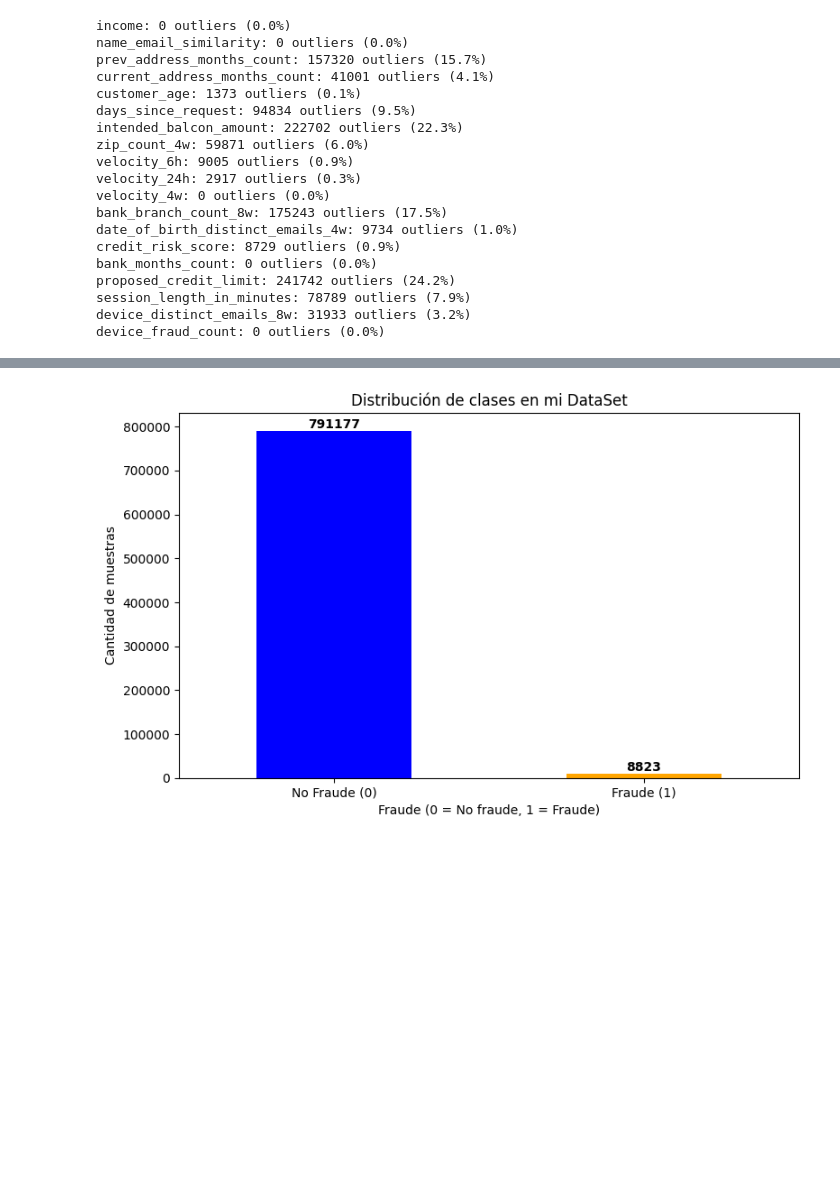
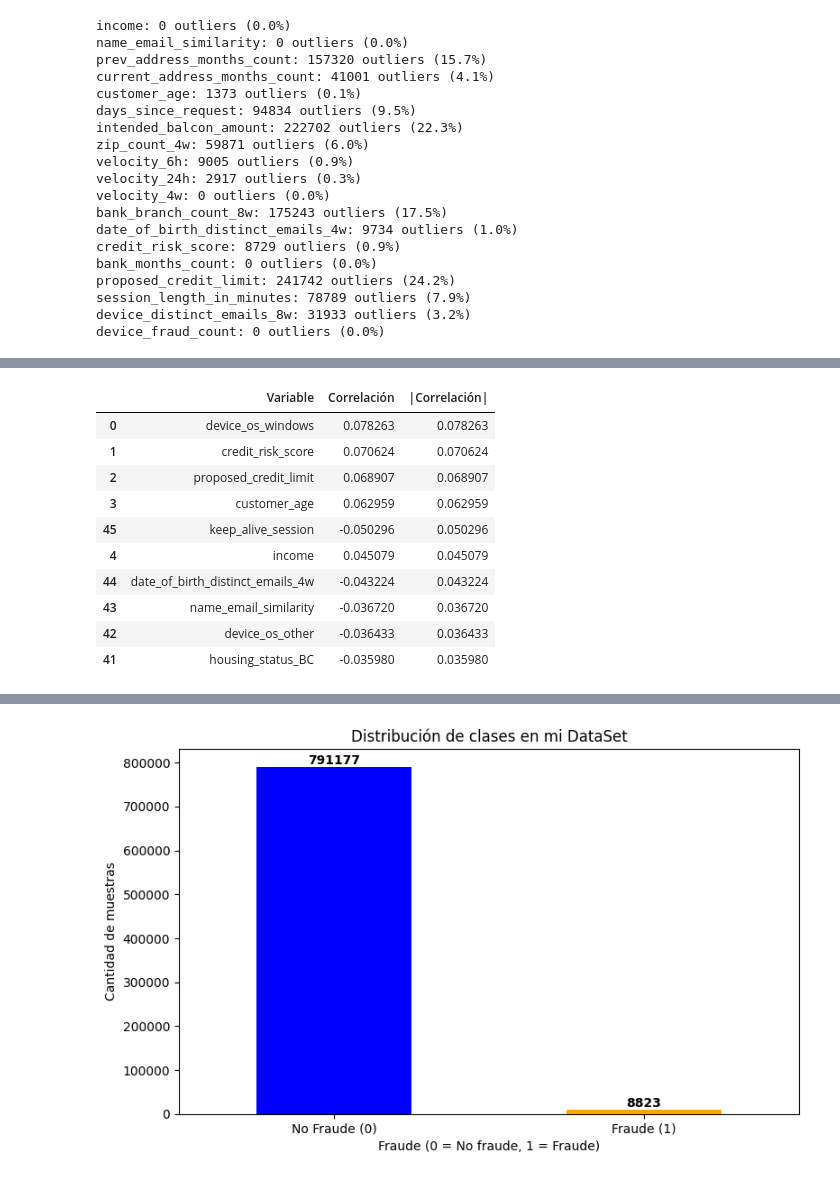
Before and after one commit to alp121-ua/Proyecto-Final-Aprendizaje-Automatico-, a Jupyter notebook: trabajo-final.ipynb, the cells around one changed output, grey strips where cells are left out. Cells and saved outputs as stored; diff of their text form; code cells hidden in the pictures; blank space fills up the shorter version.

```diff
--- a/trabajo-final.ipynb
+++ b/trabajo-final.ipynb
@@ -273,5 +308,5 @@ visualizar_distribuciones(df, columnas_con_outliers)
 # %%
-def matriz_correlacion(df,features):
+'''def matriz_correlacion(df,features):
     # Matriz de correlación
     corr_matrix = df[features].corr()
     #print(corr_matrix)
@@ -284,4 +319,4 @@ def matriz_correlacion(df,features):
     plt.tight_layout()
     #plt.savefig('.correlacion_matrix.png', dpi=300, bbox_inches='tight')
     plt.show()
-    plt.close()
+    plt.close()'''
@@ -343,0 +325,79 @@ matriz_correlacion(df,todas_columnas)
+# %%
+import plotly.express as px
+import plotly.graph_objects as go
+from plotly.subplots import make_subplots
+
+def importancia_variables_interactiva(df, target='fraud_bool', top_n=20):
+    """
+    Visualización interactiva de correlaciones con Plotly
+    """
+    # Calcular correlaciones con el target
+    corr_target = df.corr()[target].drop(target).sort_values(ascending=False)
+
+    # Tomar top N
+    top_corr = corr_target.head(top_n)
+    bottom_corr = corr_target.tail(top_n)
+
+    # Crear figura con dos subplots
+    fig = make_subplots(
+        rows=1, cols=2,
+        subplot_titles=('Mayor Correlación Positiva', 'Mayor Correlación Negativa'),
+        horizontal_spacing=0.15
+    )
+
+    # Gráfico de barras para correlaciones positivas
+    fig.add_trace(
+        go.Bar(
+            x=top_corr.values,
+            y=top_corr.index,
+            orientation='h',
+            marker_color='green',
+            text=top_corr.values.round(3),
+            textposition='outside',
+            name='Positiva'
+        ),
+        row=1, col=1
+    )
+
+    # Gráfico de barras para correlaciones negativas
+    fig.add_trace(
+        go.Bar(
+            x=bottom_corr.values,
+            y=bottom_corr.index,
+            orientation='h',
+            marker_color='red',
+            text=bottom_corr.values.round(3),
+            textposition='outside',
+            name='Negativa'
+        ),
+        row=1, col=2
+    )
+
+    # Actualizar layout
+    fig.update_layout(
+        title_text=f"Importancia de Variables vs {target}",
+        showlegend=False,
+        height=600,
+        width=1200,
+        hovermode='y unified'
+    )
+
+    fig.update_xaxes(title_text="Correlación", row=1, col=1)
+    fig.update_xaxes(title_text="Correlación", row=1, col=2)
+
+    fig.show()
+
+    # También mostrar tabla interactiva
+    print("\n=== Top 10 variables más importantes ===\n")
+    importancias = pd.DataFrame({
+        'Variable': corr_target.index,
+        'Correlación': corr_target.values,
+        '|Correlación|': abs(corr_target.values)
+    }).sort_values('|Correlación|', ascending=False)
+
+    return importancias
+
+# Usar la función
+importancias_df = importancia_variables_interactiva(df, 'fraud_bool', top_n=15)
+importancias_df.head(10)
+# %% [output]
@@ -343,0 +405,11 @@ matriz_correlacion(df,todas_columnas)
+|  | Variable | Correlación | |Correlación| |
+| 0 | device_os_windows | 0.078263 | 0.078263 |
+| 1 | credit_risk_score | 0.070624 | 0.070624 |
+| 2 | proposed_credit_limit | 0.068907 | 0.068907 |
+| 3 | customer_age | 0.062959 | 0.062959 |
+| 45 | keep_alive_session | -0.050296 | 0.050296 |
+| 4 | income | 0.045079 | 0.045079 |
+| 44 | date_of_birth_distinct_emails_4w | -0.043224 | 0.043224 |
+| 43 | name_email_similarity | -0.036720 | 0.036720 |
+| 42 | device_os_other | -0.036433 | 0.036433 |
+| 41 | housing_status_BC | -0.035980 | 0.035980 |
```
Also changed, not shown: parts of 8 cells of this notebook, 1 other file.
